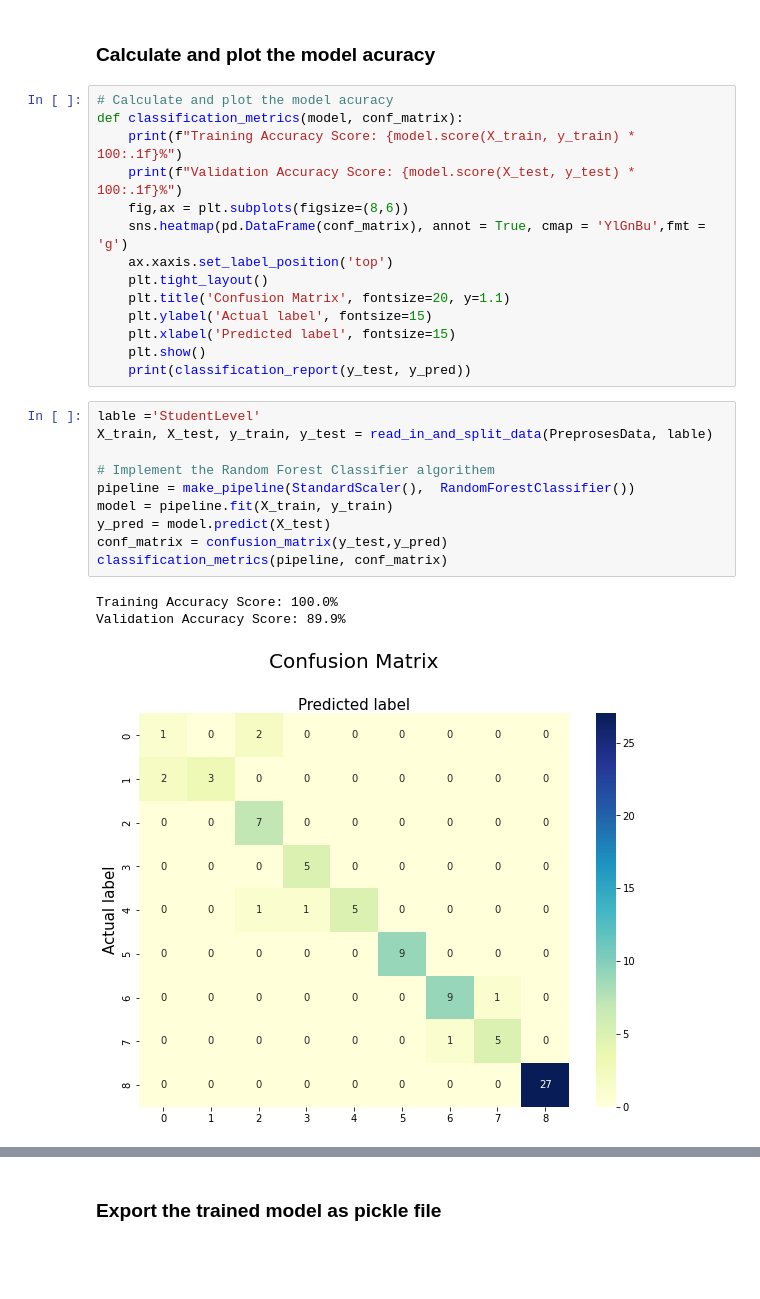
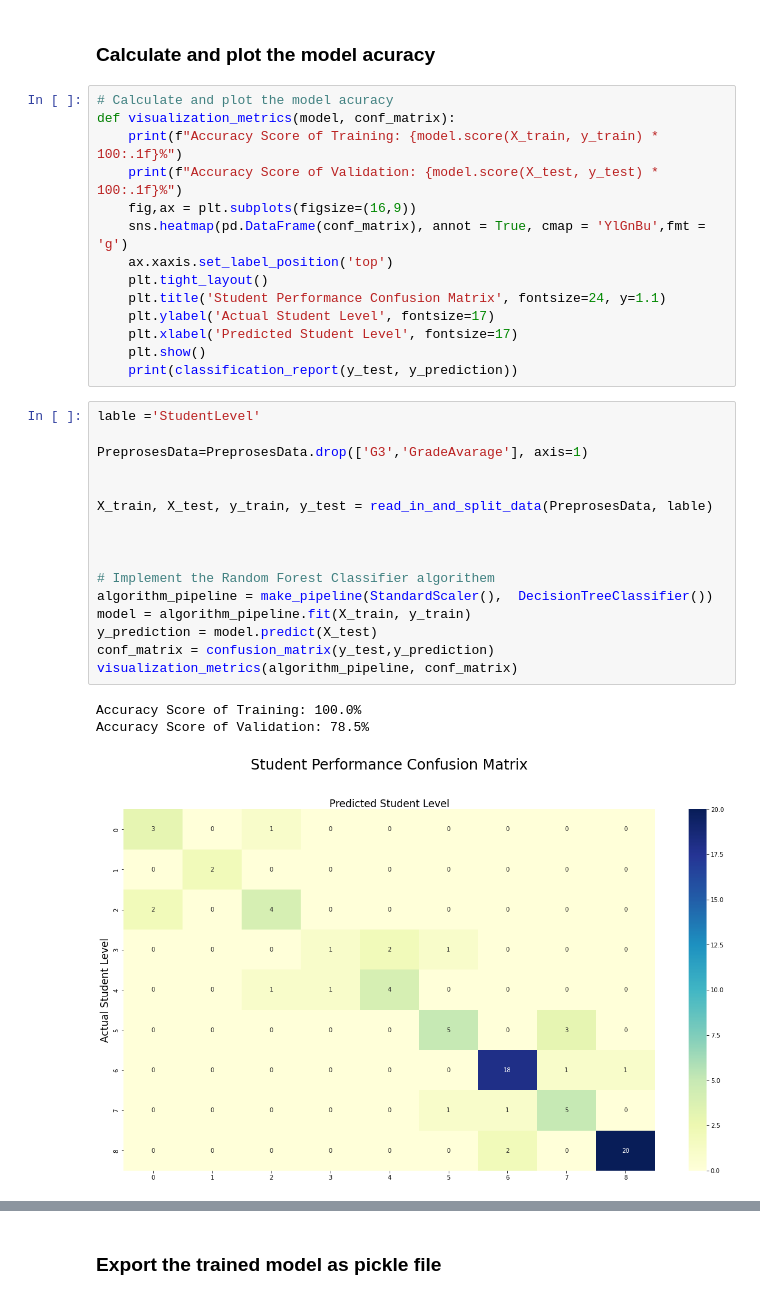
Before and after one commit to cawizca/ML_Assignment2_IT19213590_IT19210520_IT19207100_IT19209012, a Jupyter notebook: model.ipynb, the cells around one changed output, grey strips where cells are left out. Saved outputs shown, nothing was run; the diff lists cells and outputs as text; blank space fills up the shorter version.

```diff
--- a/model.ipynb
+++ b/model.ipynb
@@ -302,31 +263,37 @@ sns.heatmap(std_data.corr().round(2), annot=True)
 ### Calculate and plot the model acuracy
 # %%
 # Calculate and plot the model acuracy
-def classification_metrics(model, conf_matrix):
-    print(f"Training Accuracy Score: {model.score(X_train, y_train) * 100:.1f}%")
-    print(f"Validation Accuracy Score: {model.score(X_test, y_test) * 100:.1f}%")
-    fig,ax = plt.subplots(figsize=(8,6))
+def visualization_metrics(model, conf_matrix):
+    print(f"Accuracy Score of Training: {model.score(X_train, y_train) * 100:.1f}%")
+    print(f"Accuracy Score of Validation: {model.score(X_test, y_test) * 100:.1f}%")
+    fig,ax = plt.subplots(figsize=(16,9))
     sns.heatmap(pd.DataFrame(conf_matrix), annot = True, cmap = 'YlGnBu',fmt = 'g')
     ax.xaxis.set_label_position('top')
     plt.tight_layout()
-    plt.title('Confusion Matrix', fontsize=20, y=1.1)
-    plt.ylabel('Actual label', fontsize=15)
-    plt.xlabel('Predicted label', fontsize=15)
+    plt.title('Student Performance Confusion Matrix', fontsize=24, y=1.1)
+    plt.ylabel('Actual Student Level', fontsize=17)
+    plt.xlabel('Predicted Student Level', fontsize=17)
     plt.show()
-    print(classification_report(y_test, y_pred))
+    print(classification_report(y_test, y_prediction))
 # %%
 lable ='StudentLevel'
+
+PreprosesData=PreprosesData.drop(['G3','GradeAvarage'], axis=1)
+
+
 X_train, X_test, y_train, y_test = read_in_and_split_data(PreprosesData, lable)
 
+
+
 # Implement the Random Forest Classifier algorithem
-pipeline = make_pipeline(StandardScaler(),  RandomForestClassifier())
-model = pipeline.fit(X_train, y_train)
-y_pred = model.predict(X_test)
-conf_matrix = confusion_matrix(y_test,y_pred)
-classification_metrics(pipeline, conf_matrix)
+algorithm_pipeline = make_pipeline(StandardScaler(),  DecisionTreeClassifier())
+model = algorithm_pipeline.fit(X_train, y_train)
+y_prediction = model.predict(X_test)
+conf_matrix = confusion_matrix(y_test,y_prediction)
+visualization_metrics(algorithm_pipeline, conf_matrix)
 # %% [output]
-Training Accuracy Score: 100.0%
-Validation Accuracy Score: 89.9%
+Accuracy Score of Training: 100.0%
+Accuracy Score of Validation: 78.5%
-[figure, old version]
+[figure, new version]
               precision    recall  f1-score   support
 
```
Also changed, not shown: parts of 12 cells of this notebook, 3 other files.
